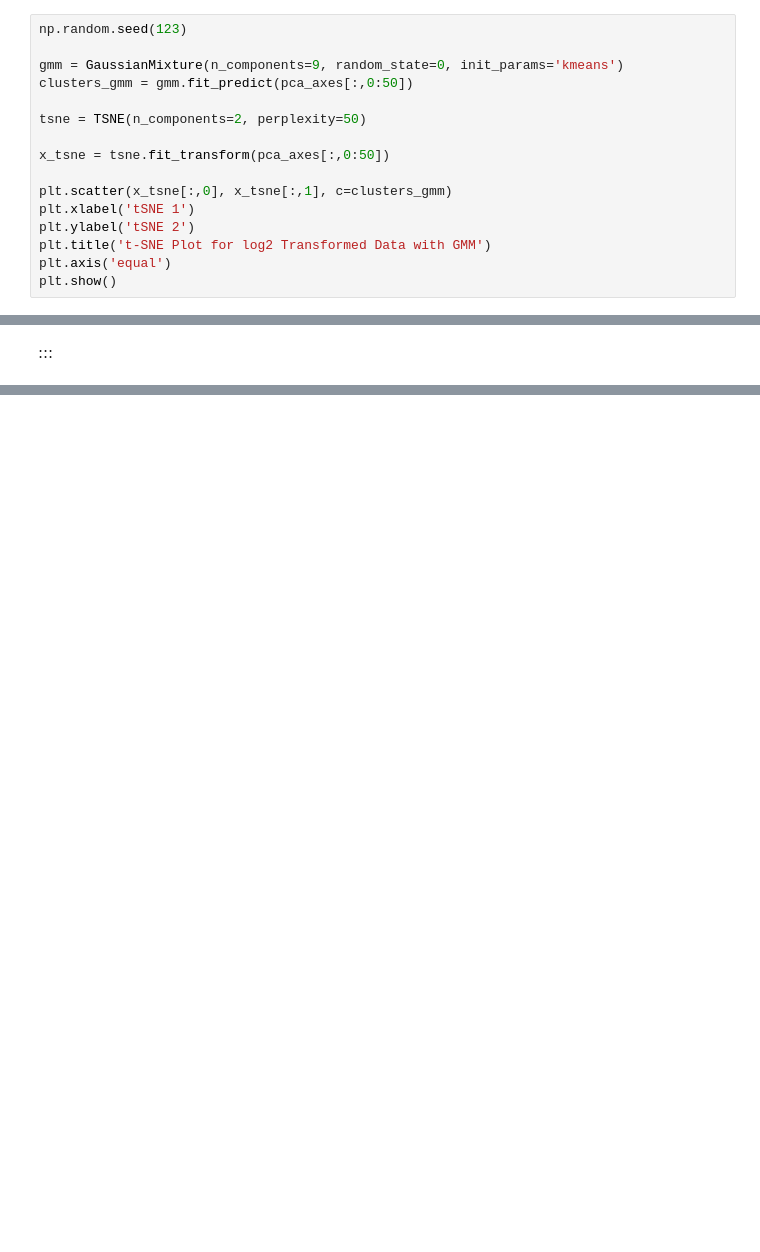
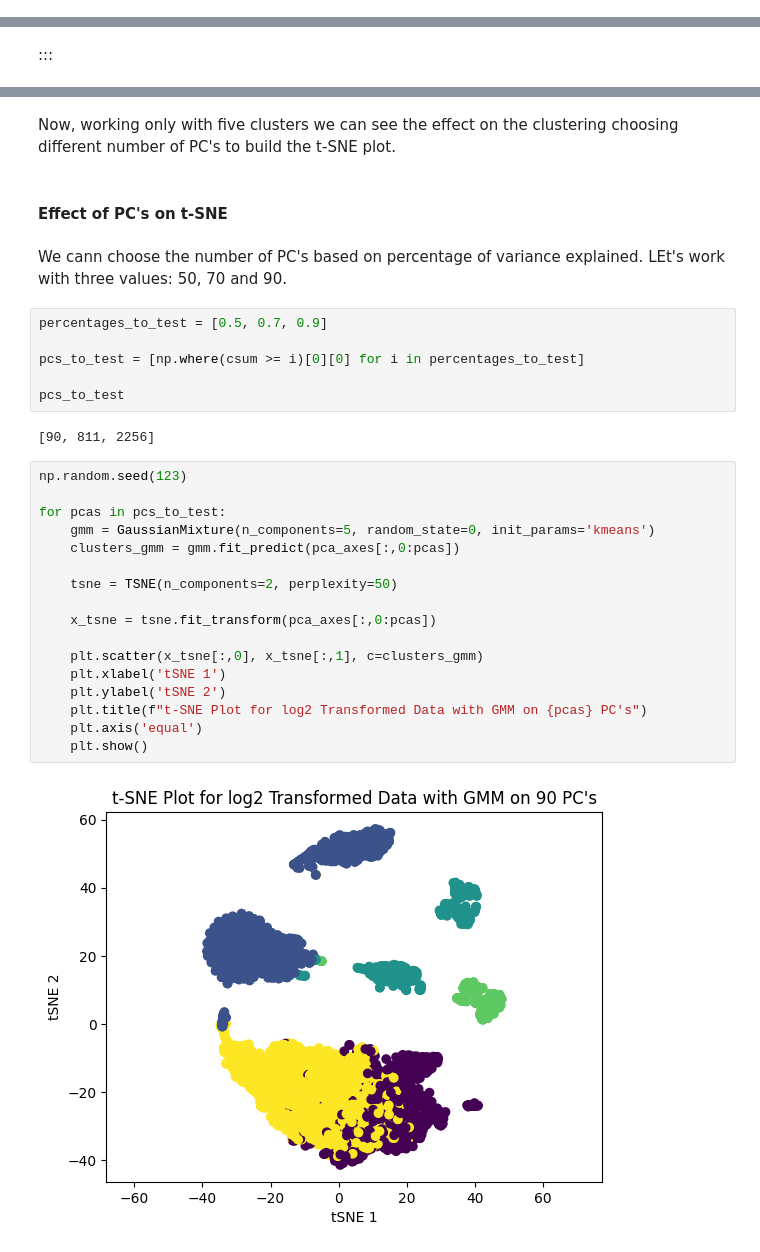
Before and after one commit to pipaber/Portfolio, a Jupyter notebook: posts/Naive_scRNA-Seq_analysis/naive_scrnaseq_analysis.ipynb, the cells around one changed output, grey strips where cells are left out. Saved outputs shown, nothing was run; the diff lists cells and outputs as text; blank space fills up the shorter version.

```diff
--- a/posts/Naive_scRNA-Seq_analysis/naive_scrnaseq_analysis.ipynb
+++ b/posts/Naive_scRNA-Seq_analysis/naive_scrnaseq_analysis.ipynb
@@ -329,16 +294,0 @@ Test score: 0.92725509214355
-# %%
-np.random.seed(123)
-
-gmm = GaussianMixture(n_components=9, random_state=0, init_params='kmeans')
-clusters_gmm = gmm.fit_predict(pca_axes[:,0:50])
-
-tsne = TSNE(n_components=2, perplexity=50)
-
-x_tsne = tsne.fit_transform(pca_axes[:,0:50])
-
-plt.scatter(x_tsne[:,0], x_tsne[:,1], c=clusters_gmm)
-plt.xlabel('tSNE 1')
-plt.ylabel('tSNE 2')
-plt.title('t-SNE Plot for log2 Transformed Data with GMM')
-plt.axis('equal')
-plt.show()
@@ -360,0 +299,33 @@ Test score: 0.9204655674102813
+# %% [markdown]
+Now, working only with five clusters we can see the effect on the clustering choosing different number of PC's to build the t-SNE plot.
+# %% [markdown]
+#### Effect of PC's on t-SNE
+# %% [markdown]
+We cann choose the number of PC's based on percentage of variance explained. LEt's work with three values: 50, 70 and 90.
+# %%
+percentages_to_test = [0.5, 0.7, 0.9]
+
+pcs_to_test = [np.where(csum >= i)[0][0] for i in percentages_to_test]
+
+pcs_to_test
+# %% [output]
+[90, 811, 2256]
+# %%
+np.random.seed(123)
+
+for pcas in pcs_to_test:
+    gmm = GaussianMixture(n_components=5, random_state=0, init_params='kmeans')
+    clusters_gmm = gmm.fit_predict(pca_axes[:,0:pcas])
+
+    tsne = TSNE(n_components=2, perplexity=50)
+
+    x_tsne = tsne.fit_transform(pca_axes[:,0:pcas])
+
+    plt.scatter(x_tsne[:,0], x_tsne[:,1], c=clusters_gmm)
+    plt.xlabel('tSNE 1')
+    plt.ylabel('tSNE 2')
+    plt.title(f"t-SNE Plot for log2 Transformed Data with GMM on {pcas} PC's")
+    plt.axis('equal')
+    plt.show()
+# %% [output]
+[figure, added]
```
Also changed, not shown: parts of 27 cells of this notebook, 18 other files.
